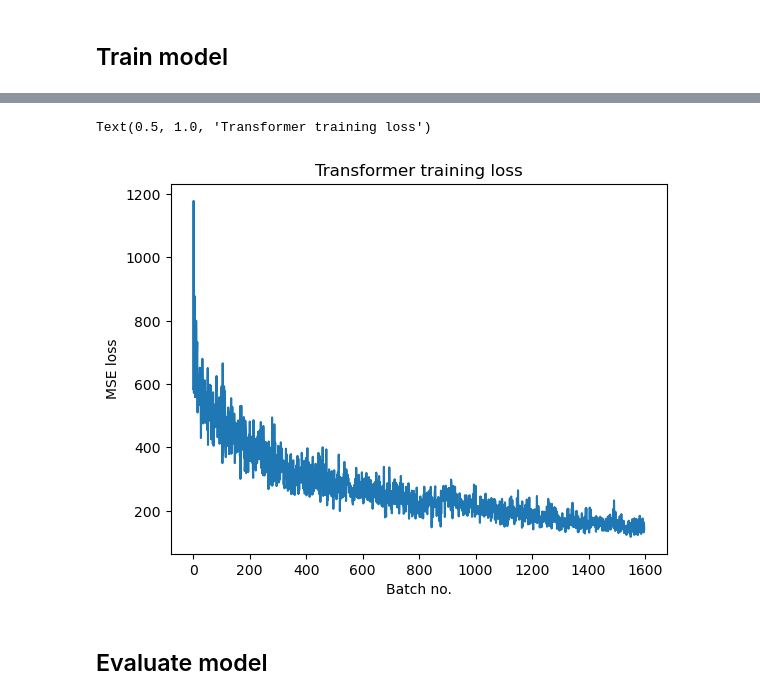
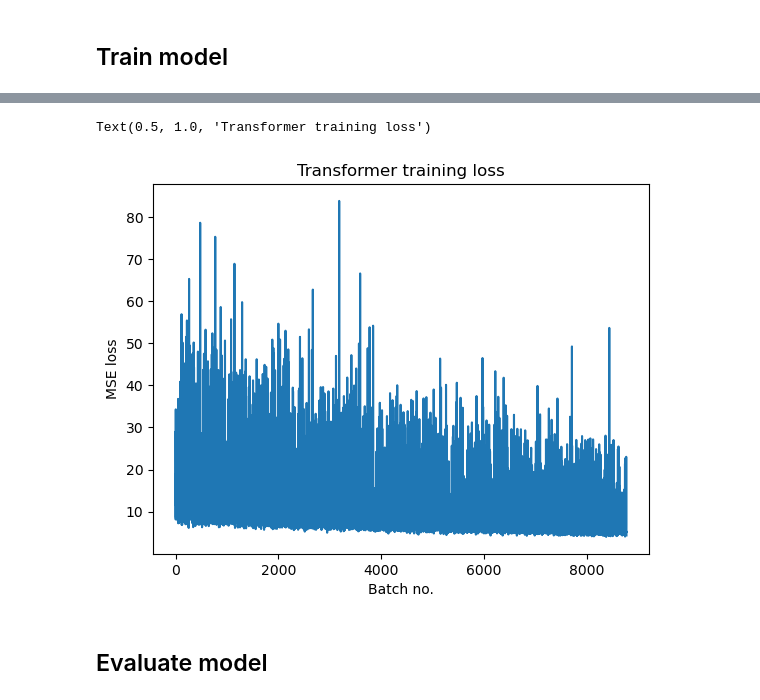
Before and after one commit to womogenes/physim, a Jupyter notebook: transformer/transformer_exploration.ipynb, the cells around one changed output, grey strips where cells are left out. Saved outputs shown, nothing was run; the diff lists cells and outputs as text; code cells hidden in the pictures.

```diff
--- a/transformer/transformer_exploration.ipynb
+++ b/transformer/transformer_exploration.ipynb
@@ -17,7 +18,7 @@ from transformer import ParticleTransformer
 # Load data
 Frames = 512
 dt = 0.1
-n = 512
+n_particles = 128
 
 # Load different timelines
 n_timelines = 100
@@ -26,9 +27,9 @@ raw_inputs = []
 raw_outputs = []
 
 for i in tqdm(range(n_timelines)):
-    timeline = torch.load(f"../data-gen/data/n_{n}_dt_{dt}_F_{Frames}/cloud/{i:06}.pt", weights_only=True)
+    timeline = torch.load(f"../data-gen/data/n_{n_particles}_dt_{dt}_F_{Frames}/cloud/{i:06}.pt", weights_only=True)
     G = timeline["G"]
-    X, V, m = timeline["X"], timeline["V"], torch.broadcast_to(timeline["m"][None,:,None], (Frames, n, 1))
+    X, V, m = timeline["X"], timeline["V"], torch.broadcast_to(timeline["m"][None,:,None], (Frames, n_particles, 1))
     features = torch.concat((X, V, m), dim=2)
     raw_inputs.append(features[:-1])
     raw_outputs.append(features[1:])
@@ -47,13 +48,13 @@ Loaded 51100 examples
 # %%
 model = ParticleTransformer(input_dim=5,
                             latent_dim=64,
-                            hidden_dim=64,
+                            hidden_dim=32,
                             embedding_layers=2,
-                            transformer_layers=4,
+                            transformer_layers=3,
                             n_heads=8,
-                            ff_dim=512,             # Feed-forward dimension in transformer
-                            output_dim=4,           # Output dimension (same as input_dim in this case)
-                            dropout=0.1             # Dropout rate
+                            ff_dim=64,
+                            output_dim=4,
+                            dropout=0.1
 ).cpu()
 summary(model, input_size=(2, 512, 5))
 # %% [output]
@@ -81,11 +84,10 @@ batch_size = 64
 dataset = TensorDataset(raw_inputs.cuda(), raw_outputs.cuda())
 dataloader = DataLoader(dataset, batch_size=batch_size, shuffle=True)
 
-optimizer = torch.optim.Adam(model.parameters(), lr=1e-3)
+optimizer = torch.optim.Adam(model.parameters(), lr=3e-4)
 loss_fun = torch.nn.MSELoss()
 # %%
-epochs = 2
-loss_history = []
+epochs = 10
 
 # Training loop
 for epoch in range(epochs):
@@ -109,7 +111,7 @@ for epoch in range(epochs):
         # Update running loss
         running_loss += loss.item()
         loss_history.append(loss.item())
-        pbar.set_postfix(loss=f"{loss.item():.4f}")
+        pbar.set_postfix(loss=f"{np.mean(loss_history[-batch_size:]):.4f}")
 
     # Compute and display the average loss for the epoch
     avg_loss = running_loss / len(dataloader)
@@ -117,11 +130,11 @@ for epoch in range(epochs):
 # %%
-plt.plot(loss_history)
+plt.plot(loss_history[8000:])
 plt.xlabel("Batch no.")
 plt.ylabel("MSE loss")
 plt.title("Transformer training loss")
 # %% [output]
 Text(0.5, 1.0, 'Transformer training loss')
-[figure, old version]
+[figure, new version]
 # %% [markdown]
 ## Evaluate model
 # %%
```
Also changed, not shown: parts of 7 cells of this notebook.
